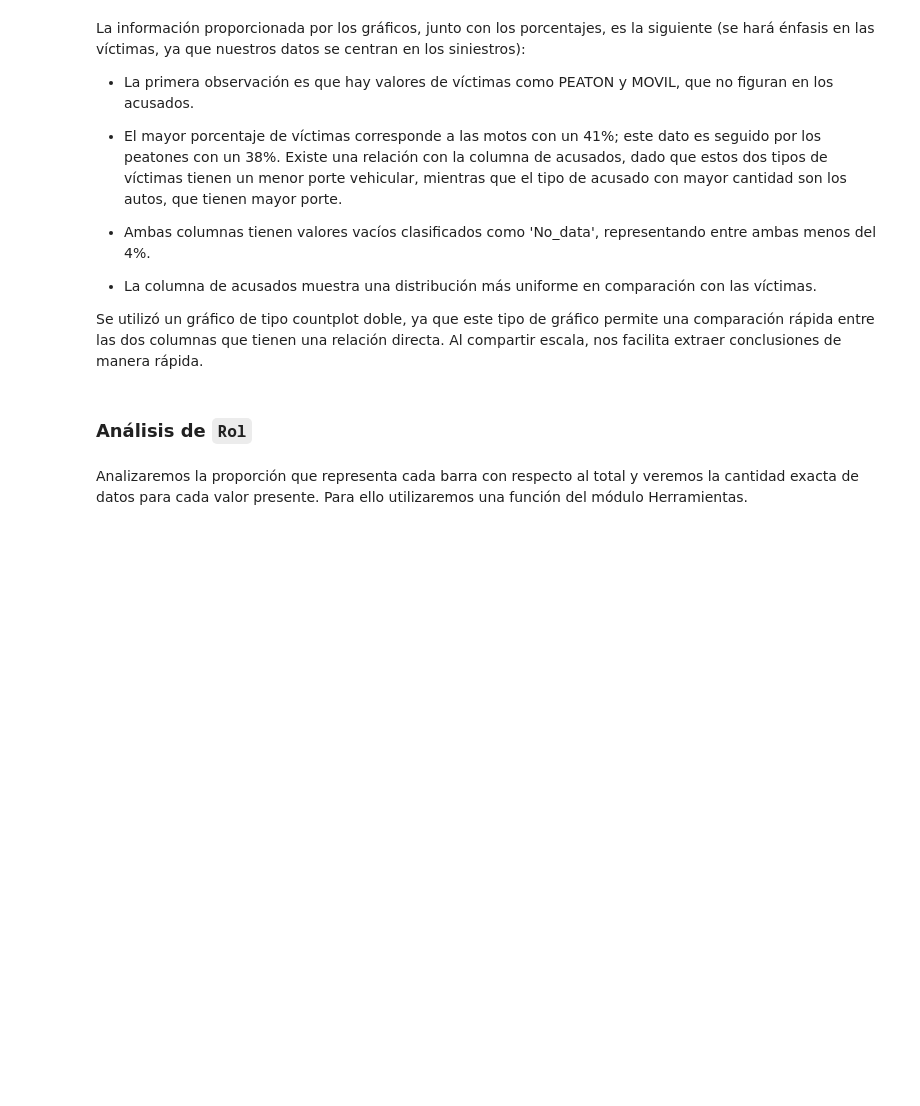
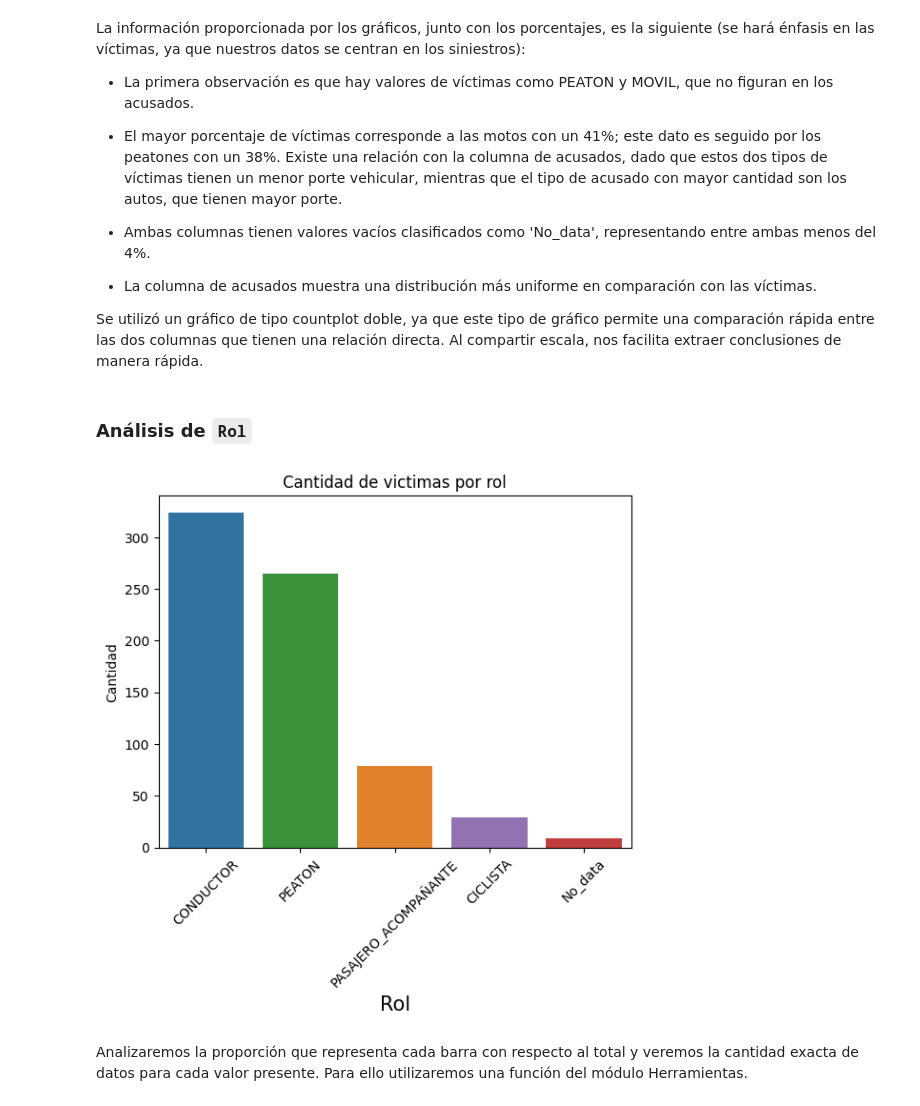
Before and after one commit to MaximilianoTauil/PI_Siniestros, a Jupyter notebook: EDA.ipynb, the cells around one changed output. Cells and saved outputs as stored; diff of their text form; code cells hidden in the pictures; blank space fills up the shorter version.

```diff
--- a/EDA.ipynb
+++ b/EDA.ipynb
@@ -726,6 +730,16 @@ La información proporcionada por los gráficos, junto con los porcentajes, es l
 Se utilizó un gráfico de tipo countplot doble, ya que este tipo de gráfico permite una comparación rápida entre las dos columnas que tienen una relación directa. Al compartir escala, nos facilita extraer conclusiones de manera rápida.
 # %% [markdown]
 ### Análisis de ``Rol``
+# %%
+orden_rol = data_union['Rol'].value_counts().index
+sns.countplot(data=data_union,x='Rol',hue='Rol',order=orden_rol)
+plt.ylabel('Cantidad')
+plt.xlabel('Rol',size=15)
+plt.title('Cantidad de victimas por rol')
+plt.xticks(rotation=45)
+plt.show()
+# %% [output]
+[figure, added]
 # %% [markdown]
 Analizaremos la proporción que representa cada barra con respecto al total y veremos la cantidad exacta de datos para cada valor presente. Para ello utilizaremos una función del módulo Herramientas.
 # %%
```
Also changed, not shown: parts of 19 cells of this notebook.
